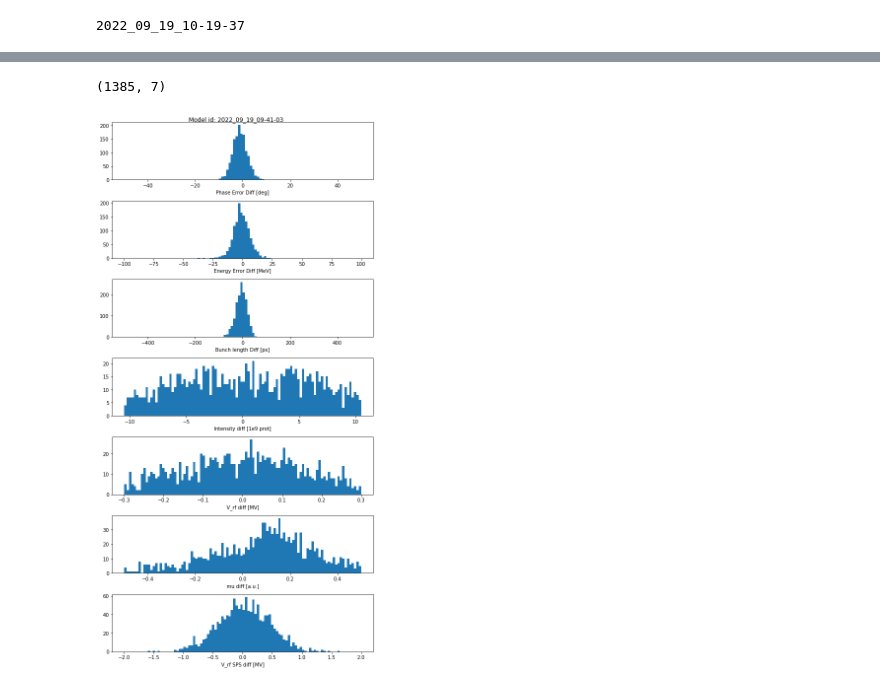
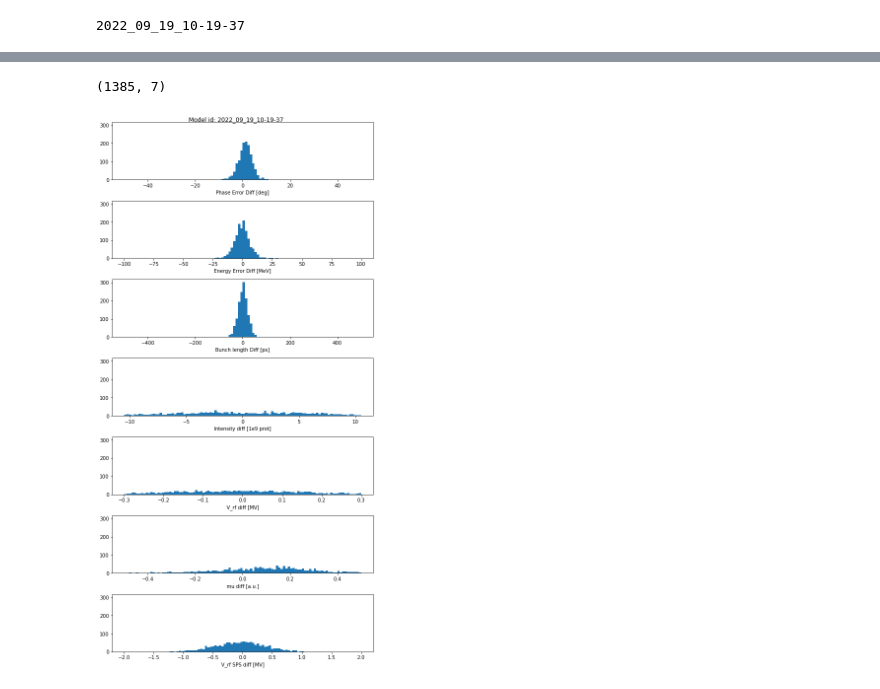
Before and after one commit to kiliakis/tomography_ML, a Jupyter notebook: evaluate_encoder.ipynb, the cells around one changed output, grey strips where cells are left out. Saved outputs shown, nothing was run; the diff lists cells and outputs as text; code cells hidden in the pictures.

```diff
--- a/evaluate_encoder.ipynb
+++ b/evaluate_encoder.ipynb
@@ -33,7 +33,7 @@ start_t = time.time()
 # Shuffle them
 np.random.shuffle(files)
 # read input, divide in features/ label, create tensors
-x_test, y_test = encoder_files_to_tensors(files)
+x_test, y_test = encoder_files_to_tensors(files, normalization='std')
 total_time = time.time() - start_t
 print(f'Elapsed time: {total_time:.3f}, Per file: {total_time/len(files):.3f}')
 
@@ -152,17 +153,17 @@ Vrf_SPS [0.76967509 0.13140794 0.06064982 0.02166065 0.00722022 0.00361011
 y_test_unnorm = unnormalize_params(
     y_test[:, 0], y_test[:, 1], y_test[:, 2],
     y_test[:, 3], y_test[:, 4], y_test[:, 5],
-    y_test[:, 6])
+    y_test[:, 6], normalization='std')
 
 y_pred_unnorm = unnormalize_params(
     test_pred[:, 0], test_pred[:, 1], test_pred[:, 2],
     test_pred[:, 3], test_pred[:, 4], test_pred[:, 5],
-    test_pred[:, 6])
+    test_pred[:, 6], normalization='std')
 
 diffs = np.array(y_pred_unnorm).T - np.array(y_test_unnorm).T
 print(diffs.shape)
 fig, axes = plt.subplots(ncols=1, nrows=len(var_names), sharex=False,
-                         sharey=False, figsize=(8, 16))
+                         sharey=True, figsize=(8, 16))
 fig.suptitle(f'Model id: {timestamp}')
 
 plt.sca(axes[0])
@@ -175,31 +176,31 @@ plt.sca(axes[2])
 plt.hist(diffs[:, 2]*1e12, bins=100, range=(-500, 500))
 plt.xlabel('Bunch length Diff [ps]')
 plt.sca(axes[3])
 plt.hist(diffs[:, 3]*1e-10, bins=100, range=(-10.5, 10.5))
 plt.xlabel('Intensity diff [1e9 prot]')
 plt.sca(axes[4])
 plt.hist(diffs[:, 4], bins=100, range=(-0.3, 0.3))
 plt.xlabel('V_rf diff [MV]')
 plt.sca(axes[5])
 plt.hist(diffs[:, 5], bins=100, range=(-0.5, 0.5))
 plt.xlabel('mu diff [a.u.]')
 plt.sca(axes[6])
 plt.hist(diffs[:, 6], bins=100, range=(-2, 2))
 plt.xlabel('V_rf SPS diff [MV]')
 plt.tight_layout()
 # for i, name in enumerate(var_names):
 #     hist, edges = np.histogram(square_errors[:, i], bins=100, density=False)
 #     hist = hist / len(square_errors[:, i])
 #     print(name, hist)
 #     ax = axes[i]
 #     plt.sca(ax)
 #     plt.bar(np.arange(len(hist)), hist, width=0.8)
 #     plt.title(name)
 #     edges = [f'{e:.4f}' for e in edges]
 #     plt.xticks(np.arange(len(hist)), edges[1:])
 #     plt.xlabel('Error')
 #     plt.ylabel('Density')
 #     plt.tight_layout()
 # %% [output]
 (1385, 7)
-[figure, old version]
+[figure, new version]
```
Also changed, not shown: parts of 5 cells of this notebook, 5 other files.
